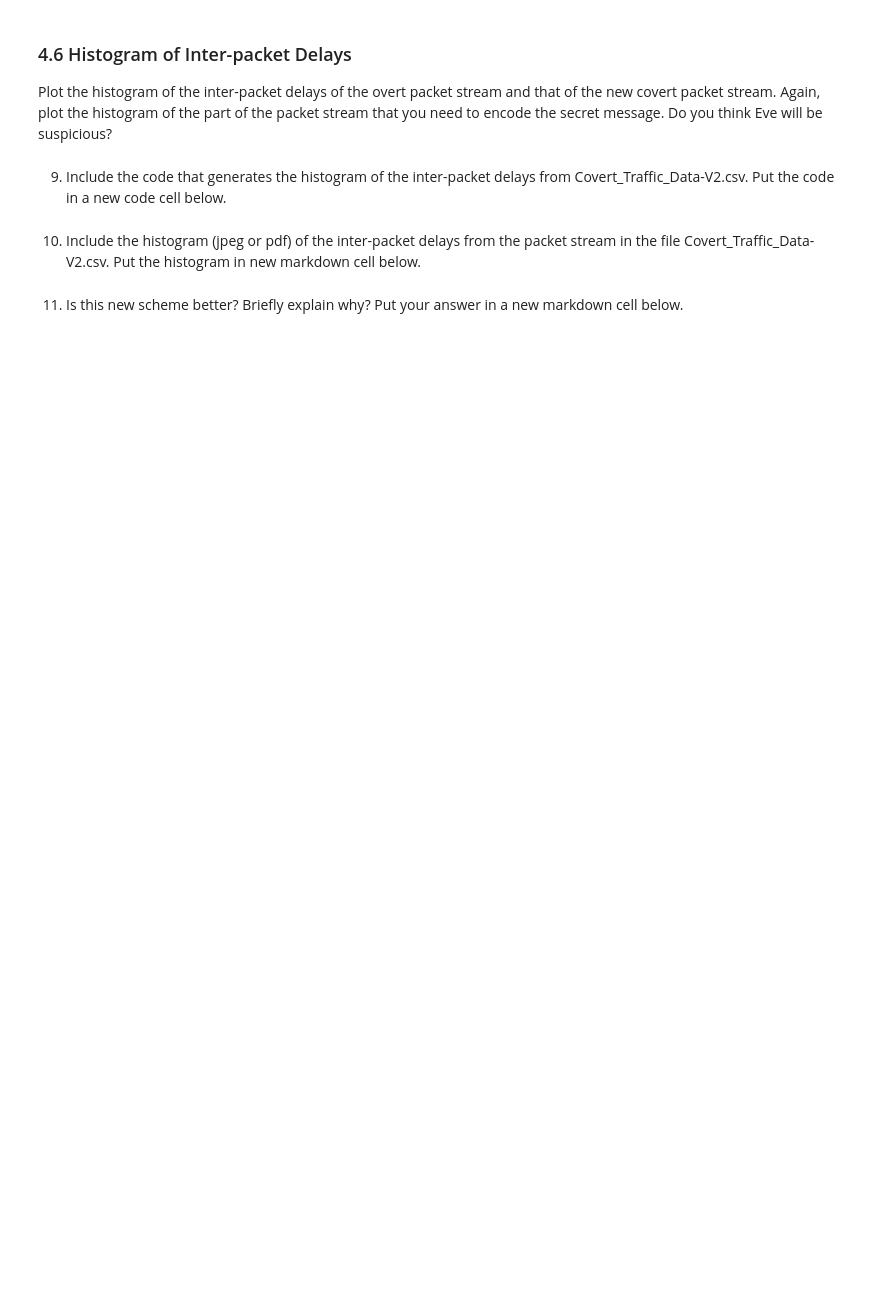
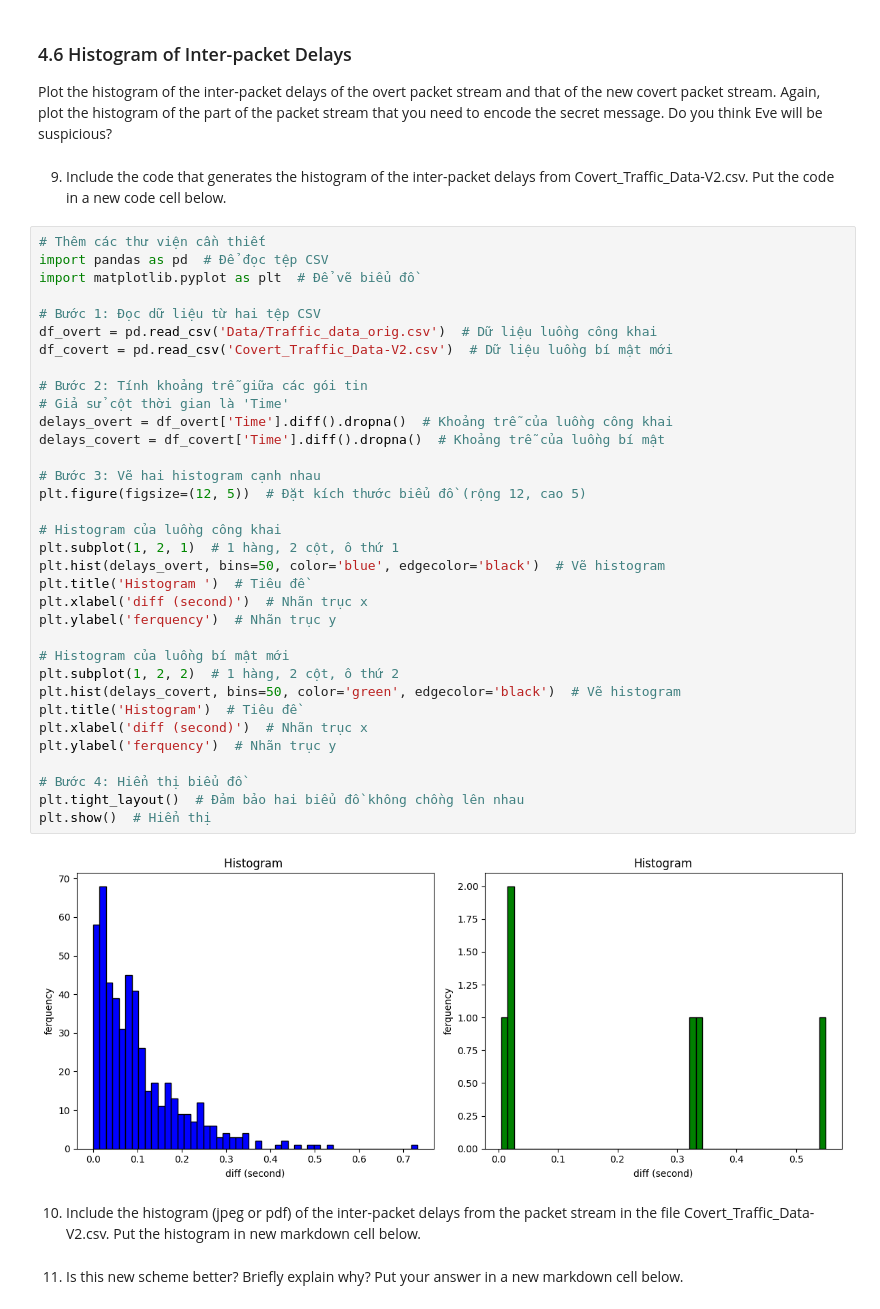
Before and after one commit to nguyjtra/test, a Jupyter notebook: ECS132_Project_Spring_2025_Draft.ipynb, the cells around one changed output. Saved outputs shown, nothing was run; the diff lists cells and outputs as text; blank space fills up the shorter version.

```diff
--- a/ECS132_Project_Spring_2025_Draft.ipynb
+++ b/ECS132_Project_Spring_2025_Draft.ipynb
@@ -144,6 +305,42 @@ Next, modify the code  in  4.3, to generate  the covert  packet stream that cont
 Plot the histogram  of the inter-packet  delays of the overt packet stream and that of the new covert packet stream. Again, plot the histogram of the part of the packet stream that you need to encode the secret message. Do you think Eve will be suspicious?
 # %% [markdown]
 9. Include the code that generates the histogram  of the inter-packet delays from Covert_Traffic_Data-V2.csv.  Put the code in a new code cell below.
+# %%
+# Thêm các thư viện cần thiết
+import pandas as pd  # Để đọc tệp CSV
+import matplotlib.pyplot as plt  # Để vẽ biểu đồ
+
+# Bước 1: Đọc dữ liệu từ hai tệp CSV
+df_overt = pd.read_csv('Data/Traffic_data_orig.csv')  # Dữ liệu luồng công khai
+df_covert = pd.read_csv('Covert_Traffic_Data-V2.csv')  # Dữ liệu luồng bí mật mới
+
+# Bước 2: Tính khoảng trễ giữa các gói tin
+# Giả sử cột thời gian là 'Time'
+delays_overt = df_overt['Time'].diff().dropna()  # Khoảng trễ của luồng công khai
+delays_covert = df_covert['Time'].diff().dropna()  # Khoảng trễ của luồng bí mật
+
+# Bước 3: Vẽ hai histogram cạnh nhau
+plt.figure(figsize=(12, 5))  # Đặt kích thước biểu đồ (rộng 12, cao 5)
+
+# Histogram của luồng công khai
+plt.subplot(1, 2, 1)  # 1 hàng, 2 cột, ô thứ 1
+plt.hist(delays_overt, bins=50, color='blue', edgecolor='black')  # Vẽ histogram
+plt.title('Histogram ')  # Tiêu đề
+plt.xlabel('diff (second)')  # Nhãn trục x
+plt.ylabel('ferquency')  # Nhãn trục y
+
+# Histogram của luồng bí mật mới
+plt.subplot(1, 2, 2)  # 1 hàng, 2 cột, ô thứ 2
+plt.hist(delays_covert, bins=50, color='green', edgecolor='black')  # Vẽ histogram
+plt.title('Histogram')  # Tiêu đề
+plt.xlabel('diff (second)')  # Nhãn trục x
+plt.ylabel('ferquency')  # Nhãn trục y
+
+# Bước 4: Hiển thị biểu đồ
+plt.tight_layout()  # Đảm bảo hai biểu đồ không chồng lên nhau
+plt.show()  # Hiển thị
+# %% [output]
+[figure, added]
 # %% [markdown]
 10. Include the histogram (jpeg or pdf) of the inter-packet delays from the packet stream in the file Covert_Traffic_Data-V2.csv. Put the histogram in new markdown cell below.
 # %% [markdown]
```
Also changed, not shown: parts of 21 cells of this notebook.
